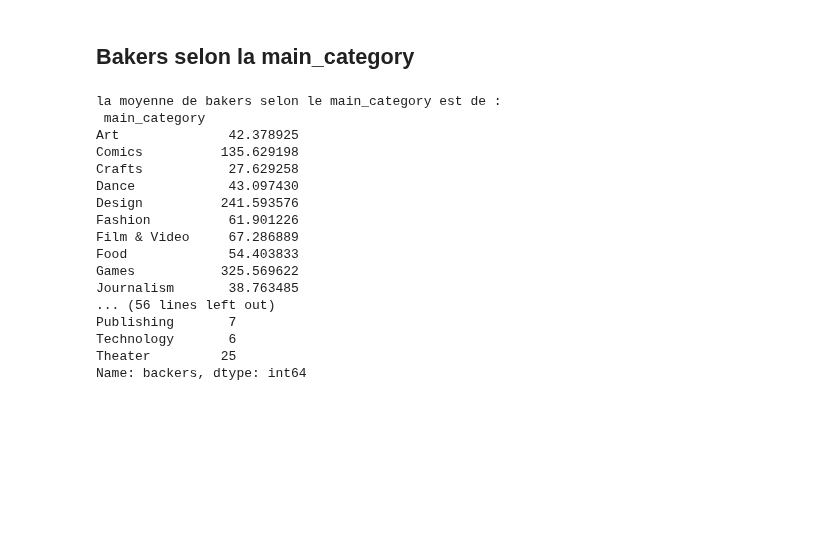
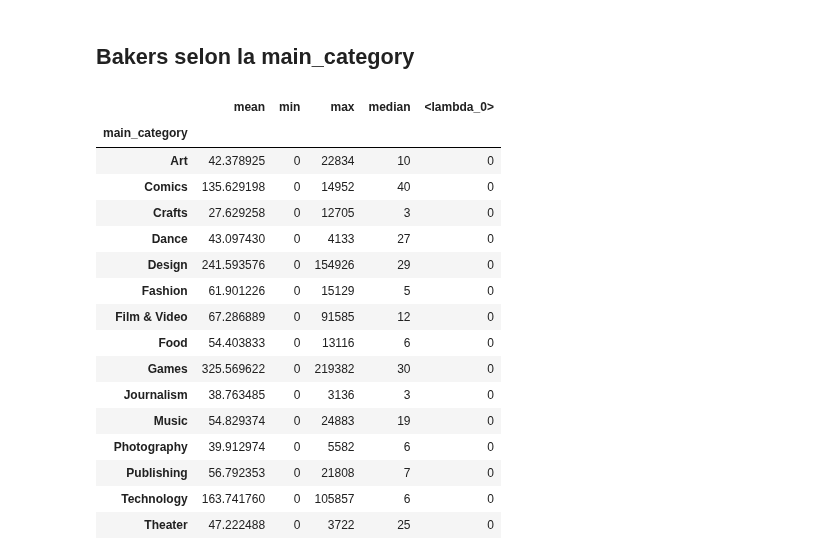
Before and after one commit to tbacha/DMML2019_Team_Apple, a Jupyter notebook: code/Kickstarter_notebook_Team_Apple.ipynb, the cells around one changed output. Cells and saved outputs as stored; diff of their text form; code cells hidden in the pictures; blank space fills up the shorter version.

```diff
--- a/code/Kickstarter_notebook_Team_Apple.ipynb
+++ b/code/Kickstarter_notebook_Team_Apple.ipynb
@@ -152,29 +132,23 @@ Name: backers, dtype: int64
 # %% [markdown]
 ## Bakers selon la main_category
-# %%
-df1_type_mean = df1.groupby(['main_category'])['backers'].mean()
-df1_type_max = df1.groupby(['main_category'])['backers'].max()
-df1_type_min = df1.groupby(['main_category'])['backers'].min()
-df1_type_median = df1.groupby(['main_category'])['backers'].median()
-print("la moyenne de bakers selon le main_category est de :","\n", df1_type_mean,"\n",
-      "le maximum de bakers selon le main_category est de :","\n", df1_type_max,"\n",
-      "le minimum de bakers selon le main_category est de :","\n", df1_type_min,"\n",
-      "la médian de bakers selon le main_category est de :","\n", df1_type_median,)
-# %% [output]
-la moyenne de bakers selon le main_category est de :
- main_category
-Art              42.378925
-Comics          135.629198
-Crafts           27.629258
-Dance            43.097430
-Design          241.593576
-Fashion          61.901226
-Film & Video     67.286889
-Food             54.403833
-Games           325.569622
-Journalism       38.763485
-... (56 lines left out)
-Publishing       7
-Technology       6
-Theater         25
-Name: backers, dtype: int64
+# %%
+df1_type_complet = df1.groupby(['main_category'])['backers'].agg(['mean','min','max','median',lambda x: x.mode()[0]])
+df1_type_complet
+# %% [output]
+|  | mean | min | max | median | <lambda_0> |
+| main_category |  |  |  |  |  |
+| Art | 42.378925 | 0 | 22834 | 10 | 0 |
+| Comics | 135.629198 | 0 | 14952 | 40 | 0 |
+| Crafts | 27.629258 | 0 | 12705 | 3 | 0 |
+| Dance | 43.097430 | 0 | 4133 | 27 | 0 |
+| Design | 241.593576 | 0 | 154926 | 29 | 0 |
+| Fashion | 61.901226 | 0 | 15129 | 5 | 0 |
+| Film & Video | 67.286889 | 0 | 91585 | 12 | 0 |
+| Food | 54.403833 | 0 | 13116 | 6 | 0 |
+| Games | 325.569622 | 0 | 219382 | 30 | 0 |
+| Journalism | 38.763485 | 0 | 3136 | 3 | 0 |
+| Music | 54.829374 | 0 | 24883 | 19 | 0 |
+| Photography | 39.912974 | 0 | 5582 | 6 | 0 |
+| Publishing | 56.792353 | 0 | 21808 | 7 | 0 |
+| Technology | 163.741760 | 0 | 105857 | 6 | 0 |
+| Theater | 47.222488 | 0 | 3722 | 25 | 0 |
```
Also changed, not shown: parts of 2 cells of this notebook.
